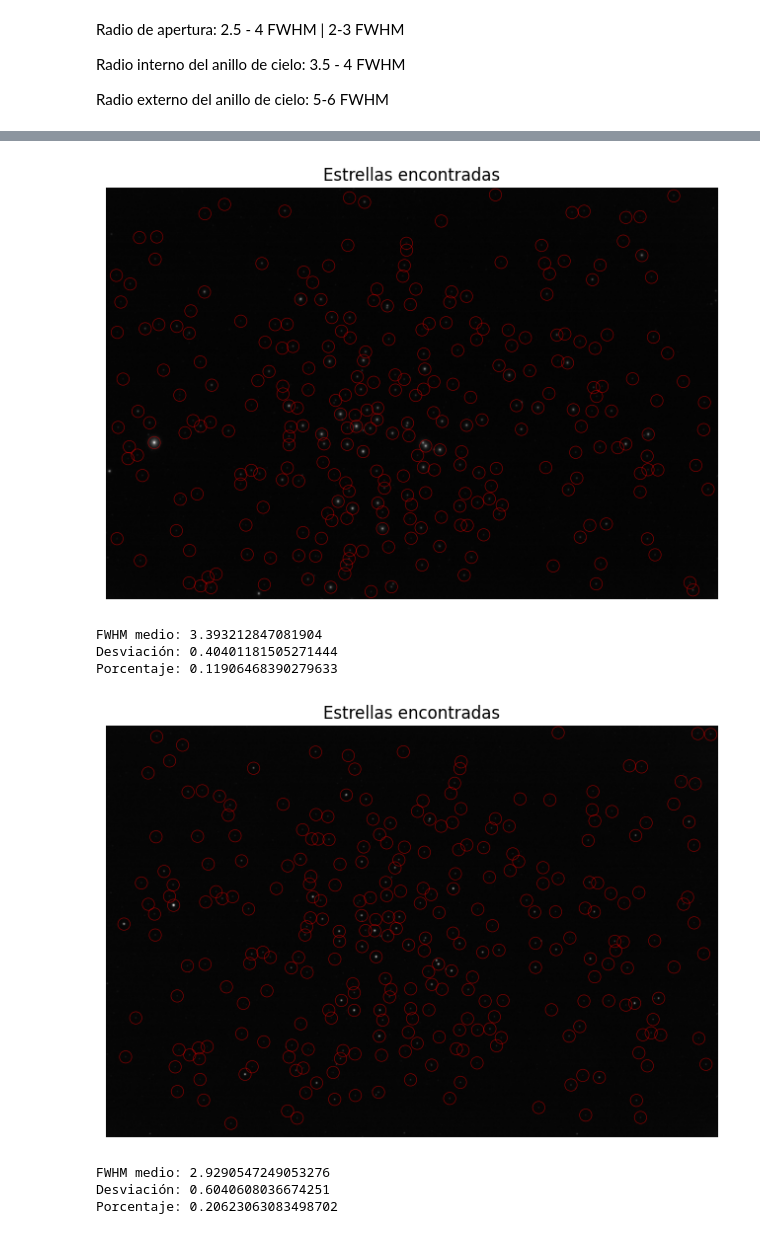
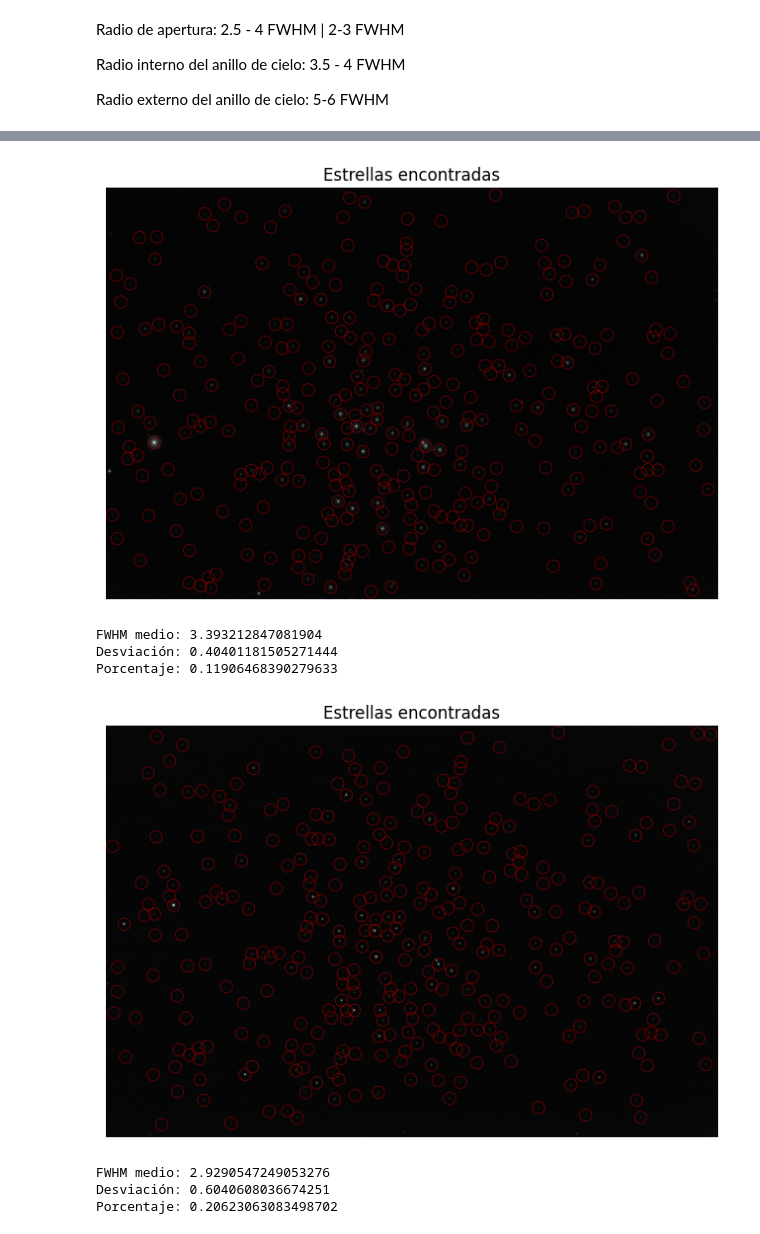
Before and after one commit to juand4g/AstroML_202610, a Jupyter notebook: Lab1/lab1_clean.ipynb, the cells around one changed output, grey strips where cells are left out. Drawn from its saved outputs; the diff is of its cells as text; code cells hidden in the pictures.

```diff
--- a/Lab1/lab1_clean.ipynb
+++ b/Lab1/lab1_clean.ipynb
@@ -177,8 +266,8 @@ red_inst_mag = mag_inst(red_fluxes)
 # %%
-blue_centroids = get_centroids(blue,show=True,n_sigmas=2.0)
+blue_centroids = get_centroids(blue,show=True,n_sigmas=1.8)
 blue_fluxes_test = get_fluxes(blue, blue_centroids)
 # %% [output]
-[figure, old version]
+[figure, new version]
 # %%
 blue_fwhm = get_fwhm(blue_fluxes_test,blue,blue_centroids,star_box_size=19,show_top30=False,print_results=True,show_stars=False)
 blue_aperture = 2.5*blue_fwhm
@@ -191,10 +280,10 @@ FWHM medio: 3.393212847081904
 Desviación: 0.40401181505271444
 Porcentaje: 0.11906468390279633
 # %%
-green_centroids = get_centroids(green,show=True,n_sigmas=2.9)
+green_centroids = get_centroids(green,show=True,n_sigmas=2.7)
 green_fluxes_test = get_fluxes(green, green_centroids)
 # %% [output]
-[figure, old version]
+[figure, new version]
 # %%
 green_fwhm = get_fwhm(green_fluxes_test,green,green_centroids,star_box_size=19,show_top30=False,print_results=True,show_stars=False)
 green_aperture = 2.5*green_fwhm
```
Also changed, not shown: parts of 26 cells of this notebook, 21 other files.
